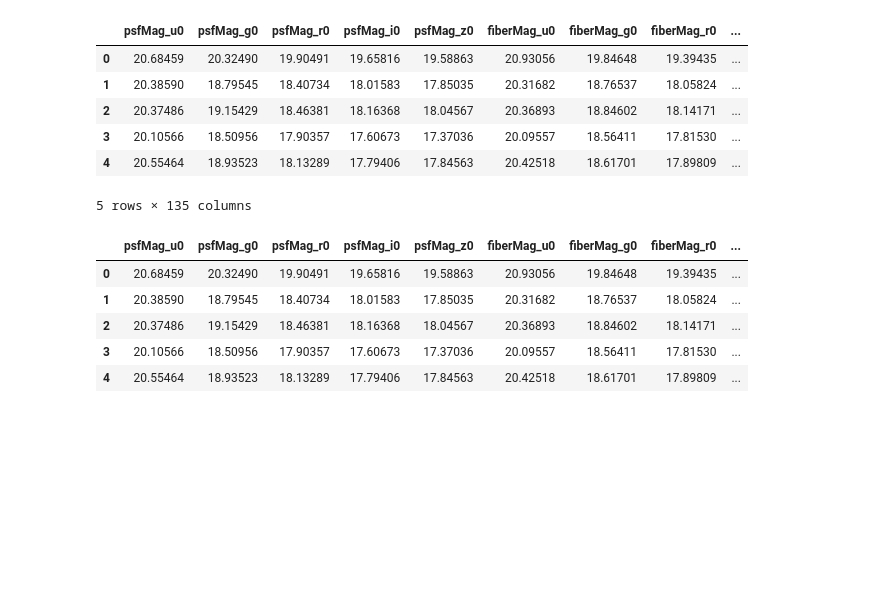
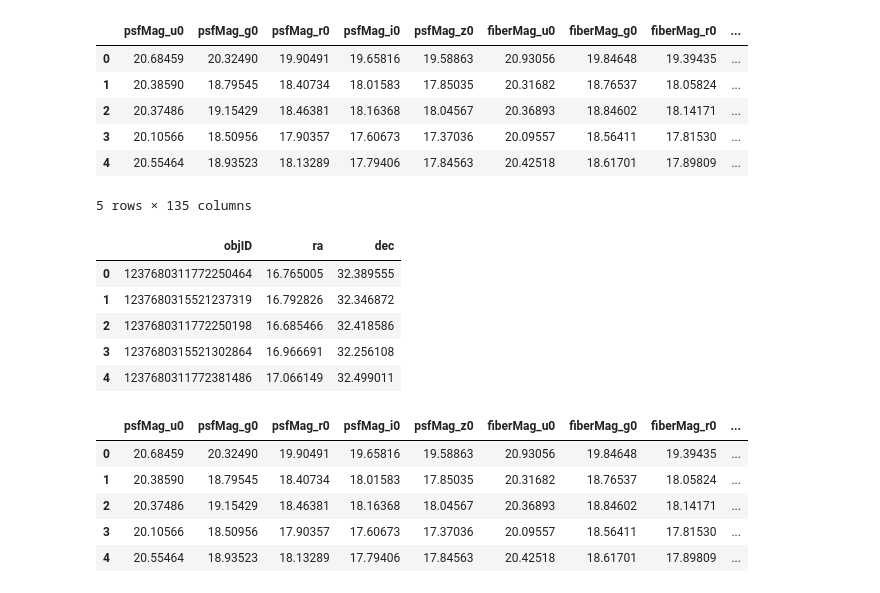
Before and after one commit to danbanan/Perseus-vs-background, a Jupyter notebook: svm-classification.ipynb, the cells around one changed output. Saved outputs shown, nothing was run; the diff lists cells and outputs as text; code cells hidden in the pictures; blank space fills up the shorter version.

```diff
--- a/svm-classification.ipynb
+++ b/svm-classification.ipynb
@@ -20,7 +21,9 @@ import seaborn as sns
 #The Background Dataset
 background = pd.read_csv('./datasets/training/background-giants.csv')
 
-#Dropping the unuseful objID that comes with CrossID
+background_id = background[['objID', 'ra', 'dec']]
+
+#Dropping the irrelevant features for training SVM model.
 background = background.drop(['objID','objID1','ra','dec'], axis=1)
 background.head()
 # %% [output]
@@ -35,6 +38,8 @@ background.head()
 #The Foreground Dataset
 foreground = pd.read_csv('./datasets/training/foreground-dwarfs.csv')
 
+foreground_id = foreground[['objID', 'ra', 'dec']]
+
 #Droping the unuseful objID that comes with CrossID
 foreground = foreground.drop(['objID','objID1','ra','dec'], axis=1)
 foreground.head()
@@ -46,6 +51,17 @@ foreground.head()
 | 3 | 20.10566 | 18.50956 | 17.90357 | 17.60673 | 17.37036 | 20.09557 | 18.56411 | 17.81530 | ... |
 | 4 | 20.55464 | 18.93523 | 18.13289 | 17.79406 | 17.84563 | 20.42518 | 18.61701 | 17.89809 | ... |
 5 rows × 135 columns
+# %%
+# Keep concatenated id when for later merge
+galaxies_id = pd.concat([foreground_id,background_id])
+galaxies_id.head()
+# %% [output]
+|  | objID | ra | dec |
+| 0 | 1237680311772250464 | 16.765005 | 32.389555 |
+| 1 | 1237680315521237319 | 16.792826 | 32.346872 |
+| 2 | 1237680311772250198 | 16.685466 | 32.418586 |
+| 3 | 1237680315521302864 | 16.966691 | 32.256108 |
+| 4 | 1237680311772381486 | 17.066149 | 32.499011 |
 # %%
 #Adding the column that labels these as the background
 #In this case the label for background is 0 and
```
Also changed, not shown: parts of 65 cells of this notebook, 1 other file.
